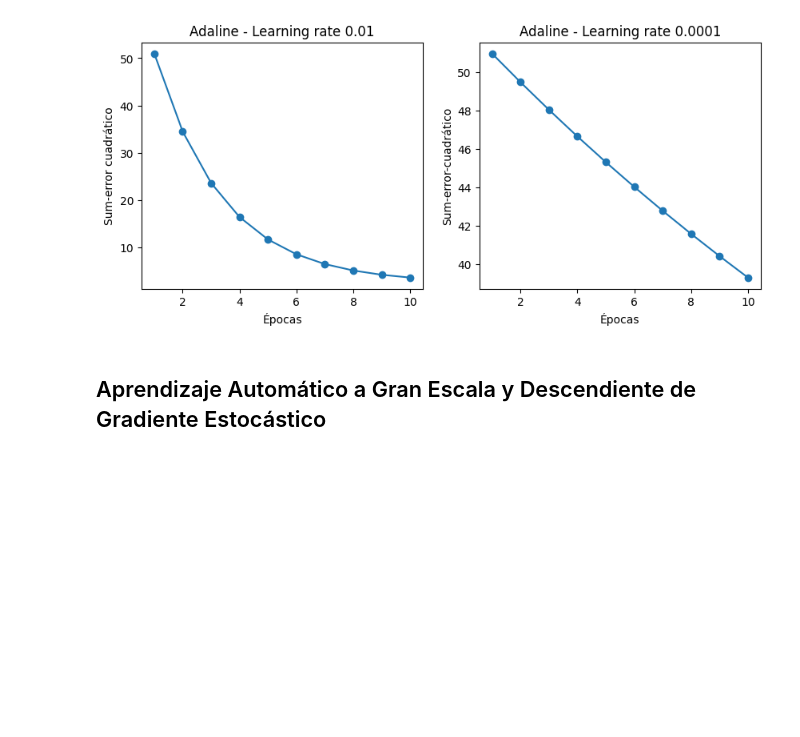
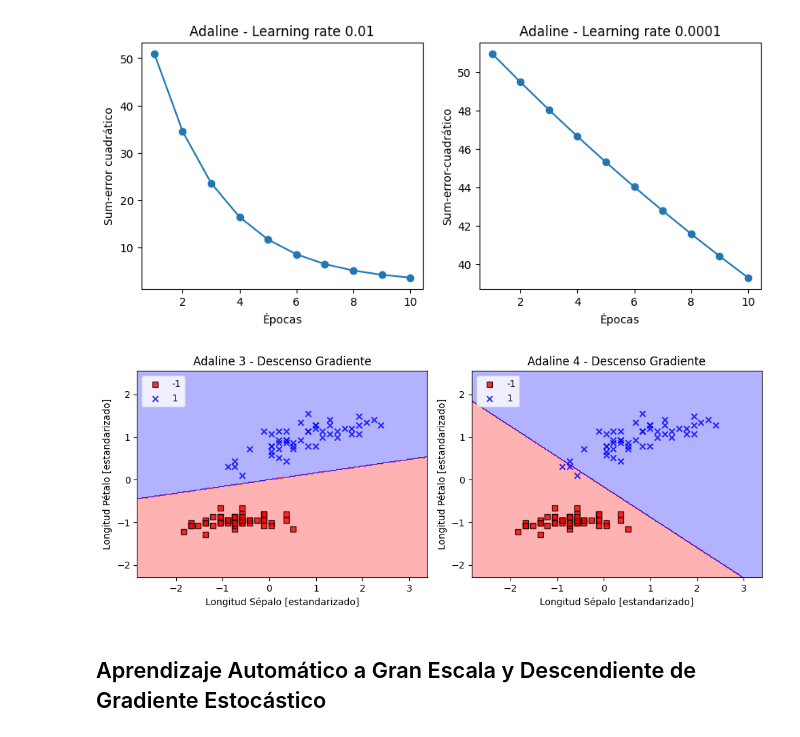
Before and after one commit to mpoyatos/APRENDIZAJE_AUTOMATICO_23_24, a Jupyter notebook: EJERCICIOS/2_4_Perceptron_y_Adaline_Ejercicio.ipynb, the cells around one changed output. Cells and saved outputs as stored; diff of their text form; code cells hidden in the pictures; blank space fills up the shorter version.

```diff
--- a/EJERCICIOS/2_4_Perceptron_y_Adaline_Ejercicio.ipynb
+++ b/EJERCICIOS/2_4_Perceptron_y_Adaline_Ejercicio.ipynb
@@ -406,6 +414,33 @@ ax[1].set_title('Adaline - Learning rate 0.0001')
 plt.show()
 # %% [output]
 [figure]
+# %%
+# PRUEBA
+
+plt.figure(figsize=(10, 4))
+
+# Primera gráfica
+plt.subplot(1, 2, 1)  # 1 fila, 2 columnas, primer gráfico
+plot_decision_regions(X_std, y, classifier=ada3)
+plt.title('Adaline 3 - Descenso Gradiente')
+plt.xlabel('Longitud Sépalo [estandarizado]')
+plt.ylabel('Longitud Pétalo [estandarizado]')
+plt.legend(loc='upper left')
+plt.tight_layout()
+
+# Segunda gráfica
+plt.subplot(1, 2, 2)  # 1 fila, 2 columnas, segundo gráfico
+plot_decision_regions(X_std, y, classifier=ada4)
+plt.title('Adaline 4 - Descenso Gradiente')
+plt.xlabel('Longitud Sépalo [estandarizado]')
+plt.ylabel('Longitud Pétalo [estandarizado]')
+plt.legend(loc='upper left')
+plt.tight_layout()
+
+# Mostrar las gráficas
+plt.show()
+# %% [output]
+[figure, added]
 # %% [markdown]
 ## Aprendizaje Automático a Gran Escala y Descendiente de Gradiente Estocástico
 # %%
```
Also changed, not shown: parts of 3 cells of this notebook.
